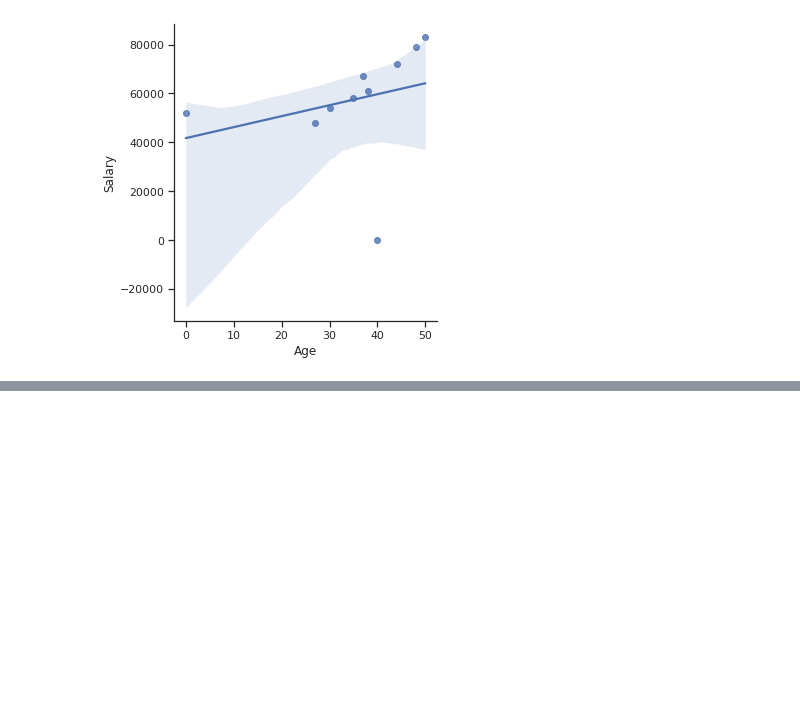
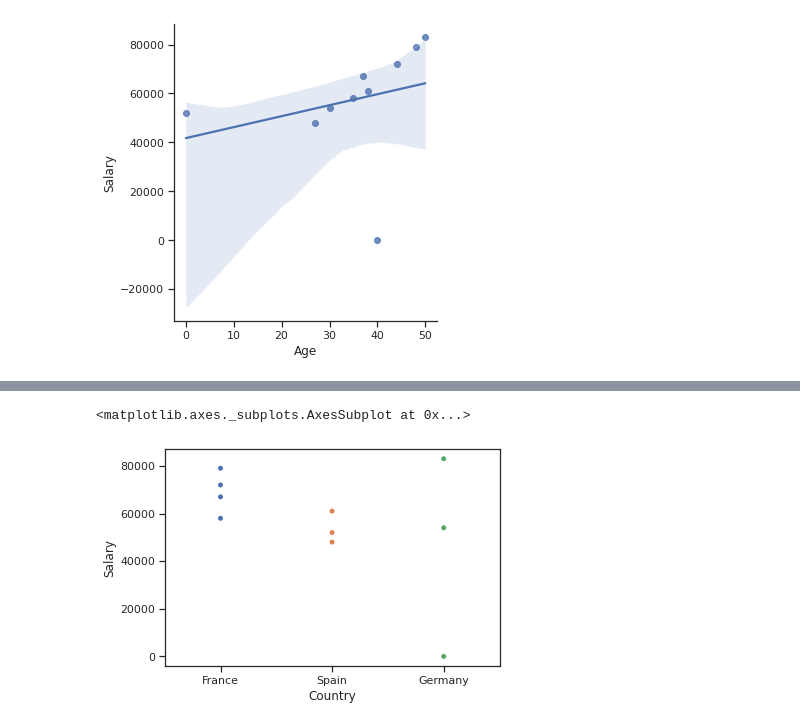
Before and after one commit to ekramasif/Basic-Machine-Learning, a Jupyter notebook: pd_np.ipynb, the cells around one changed output, grey strips where cells are left out. Saved outputs shown, nothing was run; the diff lists cells and outputs as text; code cells hidden in the pictures; blank space fills up the shorter version.

```diff
--- a/pd_np.ipynb
+++ b/pd_np.ipynb
@@ -185,0 +193,5 @@ sns.lmplot(x="Age", y="Salary", data=df)
+# %%
+sns.swarmplot(x='Country', y='Salary', data=df)
+# %% [output]
+<matplotlib.axes._subplots.AxesSubplot at 0x...>
+[figure, added]
```
Also changed, not shown: parts of 1 cell of this notebook.
